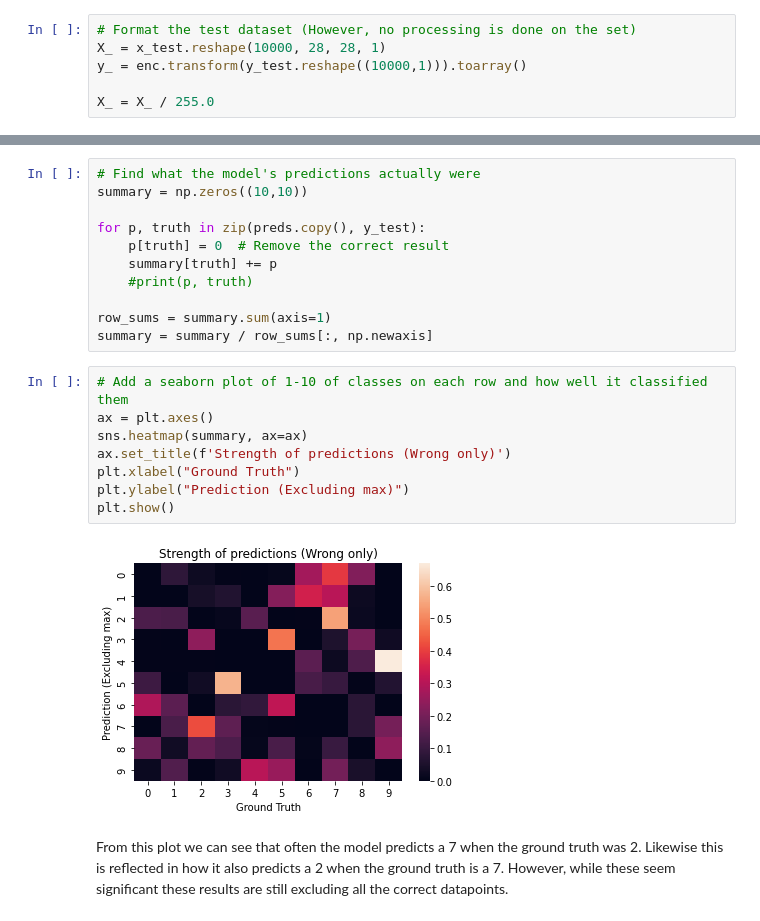
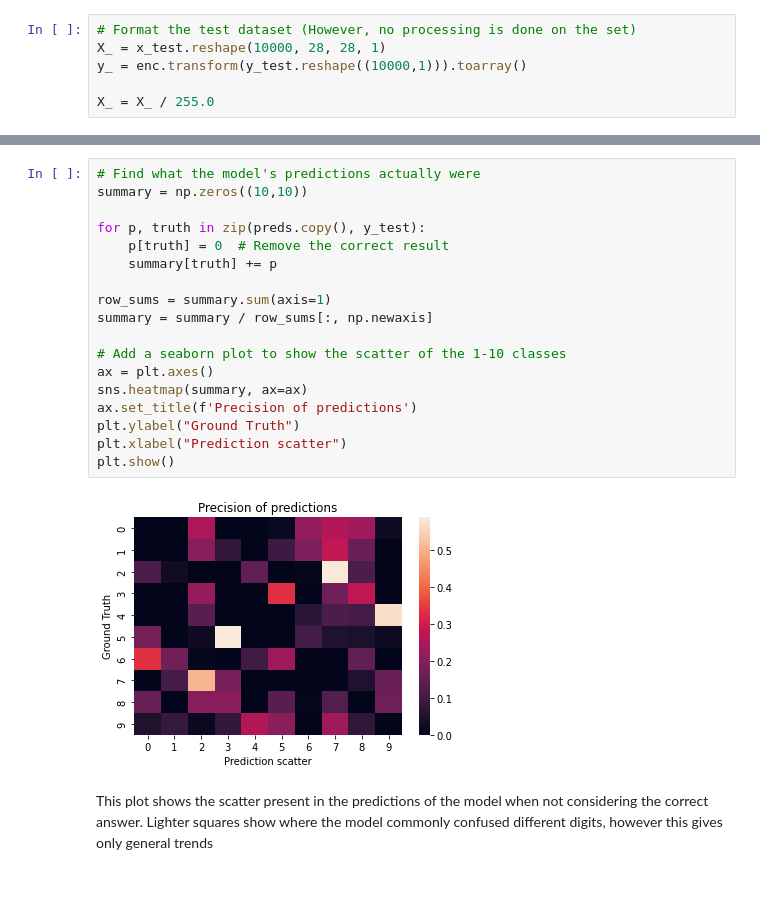
Before and after one commit to gyndlf/ambigious-digits, a Jupyter notebook: mnist_notebook.ipynb, the cells around one changed output, grey strips where cells are left out. Drawn from its saved outputs; the diff is of its cells as text; blank space fills up the shorter version.

```diff
--- a/mnist_notebook.ipynb
+++ b/mnist_notebook.ipynb
@@ -148,24 +167,23 @@ It can then provide us with valuable insight one the training data
 # %%
 # Find what the model's predictions actually were
 summary = np.zeros((10,10))
 
 for p, truth in zip(preds.copy(), y_test):
     p[truth] = 0  # Remove the correct result
     summary[truth] += p
-    #print(p, truth)
 
 row_sums = summary.sum(axis=1)
 summary = summary / row_sums[:, np.newaxis]
+
+# Add a seaborn plot to show the scatter of the 1-10 classes
+ax = plt.axes()
+sns.heatmap(summary, ax=ax)
+ax.set_title(f'Precision of predictions')
+plt.ylabel("Ground Truth")
+plt.xlabel("Prediction scatter")
+plt.show()
+# %% [output]
+[figure, added]
-# %%
-# Add a seaborn plot of 1-10 of classes on each row and how well it classified them
-ax = plt.axes()
-sns.heatmap(summary, ax=ax)
-ax.set_title(f'Strength of predictions (Wrong only)')
-plt.xlabel("Ground Truth")
-plt.ylabel("Prediction (Excluding max)")
-plt.show()
-# %% [output]
-[figure, removed]
 # %% [markdown]
-From this plot we can see that often the model predicts a 7 when the ground truth was 2. Likewise this is reflected in how it also predicts a 2 when the ground truth is a 7. However, while these seem significant these results are still excluding all the correct datapoints.
+This plot shows the scatter present in the predictions of the model when not considering the correct answer. Lighter squares show where the model commonly confused different digits, however this gives only general trends
 # %%
```
Also changed, not shown: parts of 18 cells of this notebook, 12 other files.
